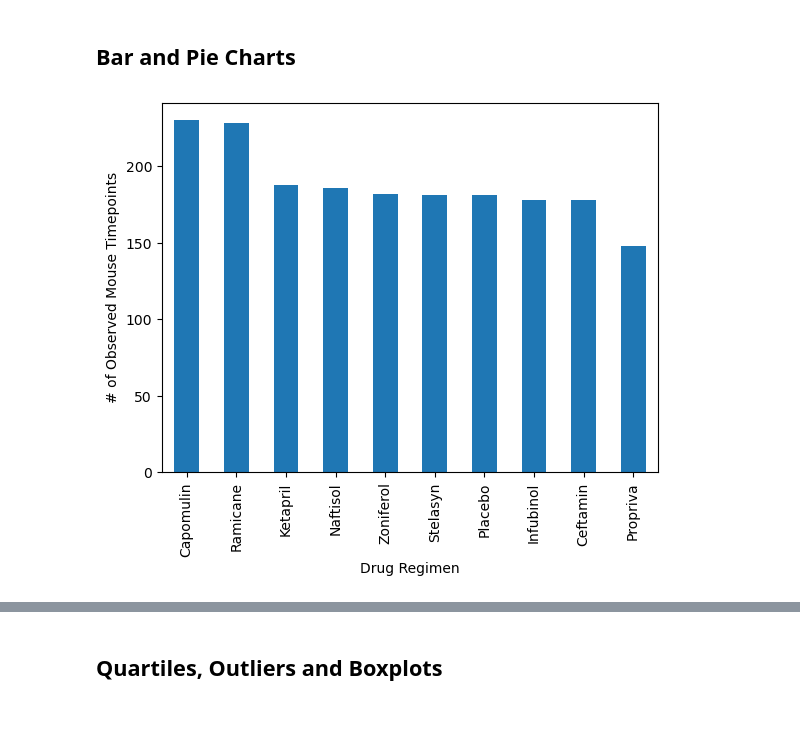
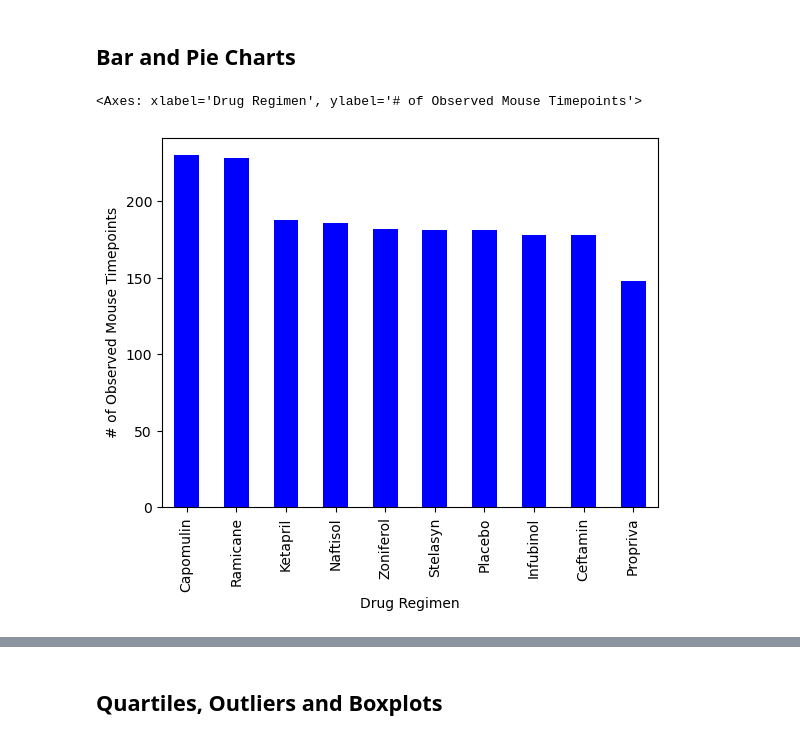
Before and after one commit to chautranln/data_visualization, a Jupyter notebook: Pymaceuticals/pymaceuticals_starter.ipynb, the cells around one changed output, grey strips where cells are left out. Saved outputs shown, nothing was run; the diff lists cells and outputs as text; code cells hidden in the pictures.

```diff
--- a/Pymaceuticals/pymaceuticals_starter.ipynb
+++ b/Pymaceuticals/pymaceuticals_starter.ipynb
@@ -144,7 +159,13 @@ total_unique
 ## Bar and Pie Charts
 # %%
 # Generate a bar plot showing the total number of rows (Mouse ID/Timepoints) for each drug regimen using Pandas.
+drugreg = clean_df["Drug Regimen"].value_counts()
+drugreg
+
+pd_bar = drugreg.plot(kind = "bar", color = "blue", xlabel = "Drug Regimen", ylabel = "# of Observed Mouse Timepoints")
+pd_bar
 # %% [output]
+<Axes: xlabel='Drug Regimen', ylabel='# of Observed Mouse Timepoints'>
-[figure, old version]
+[figure, new version]
 # %%
 # Generate a bar plot showing the total number of rows (Mouse ID/Timepoints) for each drug regimen using pyplot.
```
Also changed, not shown: parts of 13 cells of this notebook.
